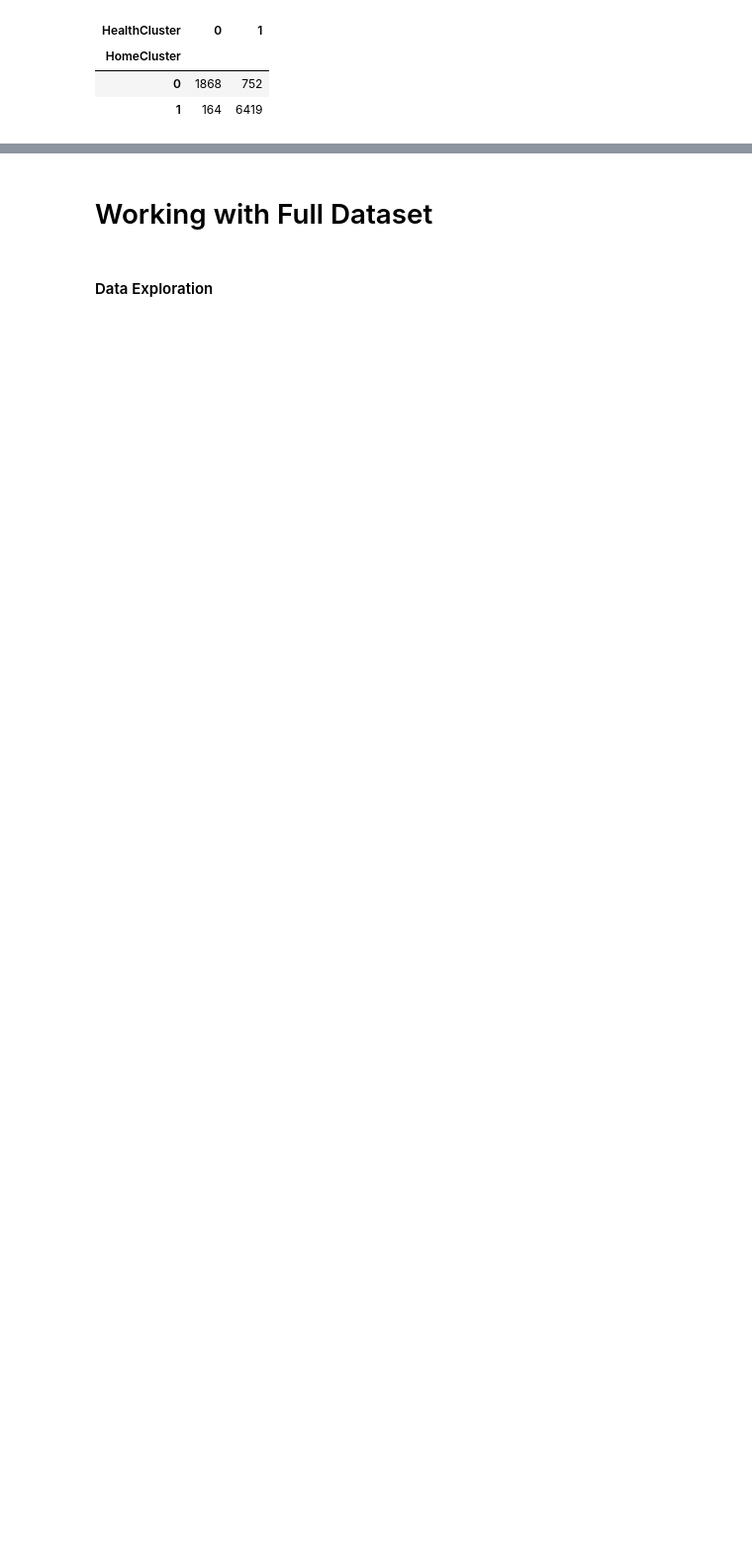
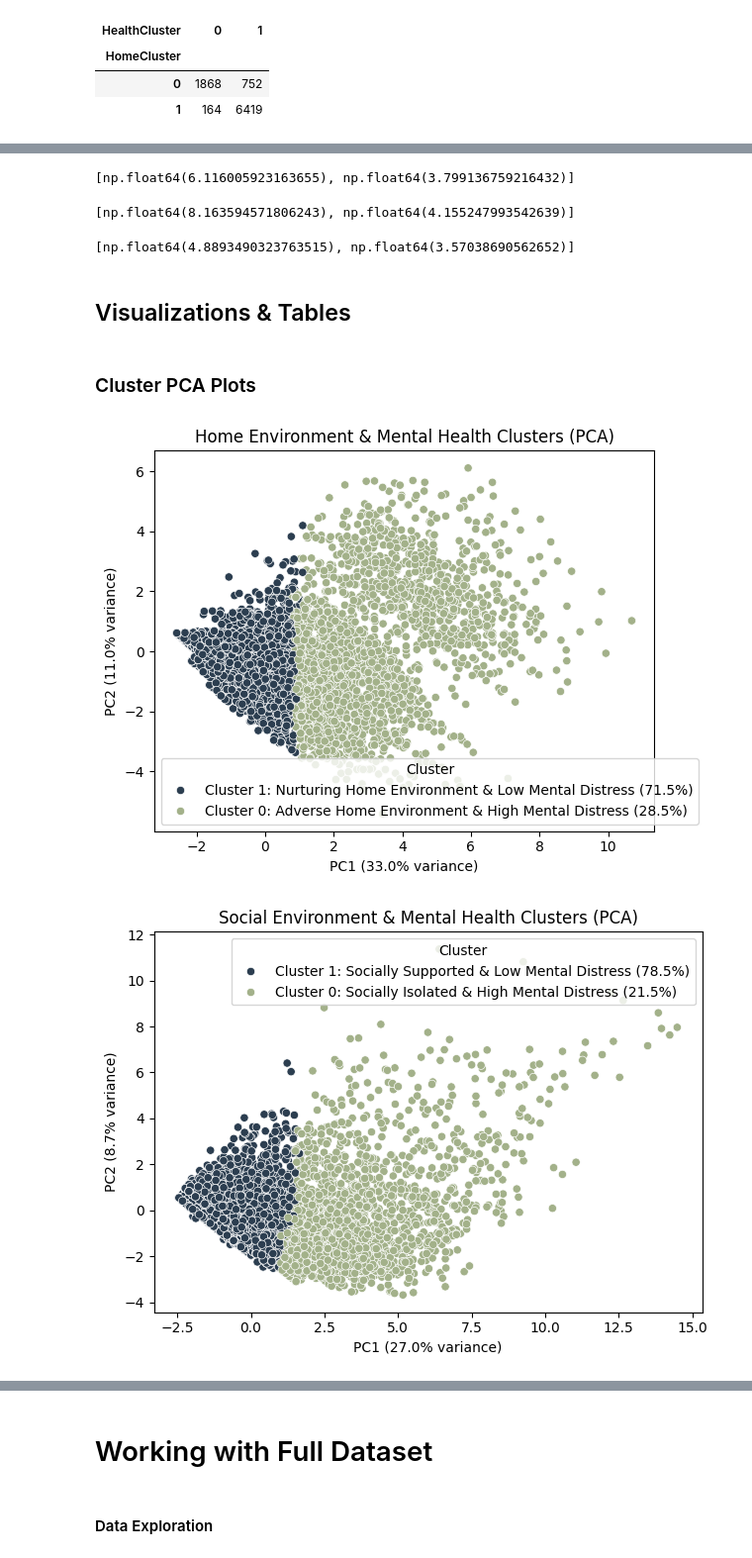
Before and after one commit to emilyh006/predict_absent, a Jupyter notebook: analysis.ipynb, the cells around one changed output, grey strips where cells are left out. Shown at 99% size. Saved outputs shown, nothing was run; the diff lists cells and outputs as text; code cells hidden in the pictures; blank space fills up the shorter version.

```diff
--- a/analysis.ipynb
+++ b/analysis.ipynb
@@ -317,0 +383,24 @@ health_context.groupby('HealthCluster').mean()
+# %%
+def average_within_cluster_distance(X, labels):
+    dists = []
+    for c in np.unique(labels):
+        members = X[labels == c]
+        dist = pairwise_distances(members).mean()
+        dists.append(dist)
+    return dists
+
+average_within_cluster_distance(X_home, dat_final['HomeCluster'].values)
+# %% [output]
+[np.float64(6.116005923163655), np.float64(3.799136759216432)]
+# %%
+average_within_cluster_distance(X_social, dat_final['SocialCluster'].values)
+# %% [output]
+[np.float64(8.163594571806243), np.float64(4.155247993542639)]
+# %%
+average_within_cluster_distance(X_health, dat_final['HealthCluster'].values)
+# %% [output]
+[np.float64(4.8893490323763515), np.float64(3.57038690562652)]
+# %% [markdown]
+## Visualizations & Tables
+# %% [markdown]
+### Cluster PCA Plots
@@ -317,0 +432,33 @@ health_context.groupby('HealthCluster').mean()
+# %%
+plot_clusters(
+    X_home,
+    dat_final['HomeCluster'],
+    title='Home Environment & Mental Health Clusters (PCA)',
+    label_desc=[
+        'Adverse Home Environment & High Mental Distress',
+        'Nurturing Home Environment & Low Mental Distress'
+    ]
+)
+
+plot_clusters(
+    X_social,
+    dat_final['SocialCluster'],
+    title='Social Environment & Mental Health Clusters (PCA)',
+    label_desc=[
+        'Socially Isolated & High Mental Distress',
+        'Socially Supported & Low Mental Distress'
+    ]
+)
+
+plot_clusters(
+    X_health,
+    dat_final['HealthCluster'],
+    title='Physical Health & Mental Health Clusters (PCA)',
+    label_desc=[
+        'Low Physical Activity & High Mental Distress',
+        'High Physical Activity & Low Mental Distress'
+    ]
+)
+# %% [output]
+[figure, added]
+[figure, added]
```
Also changed, not shown: parts of 49 cells of this notebook.
